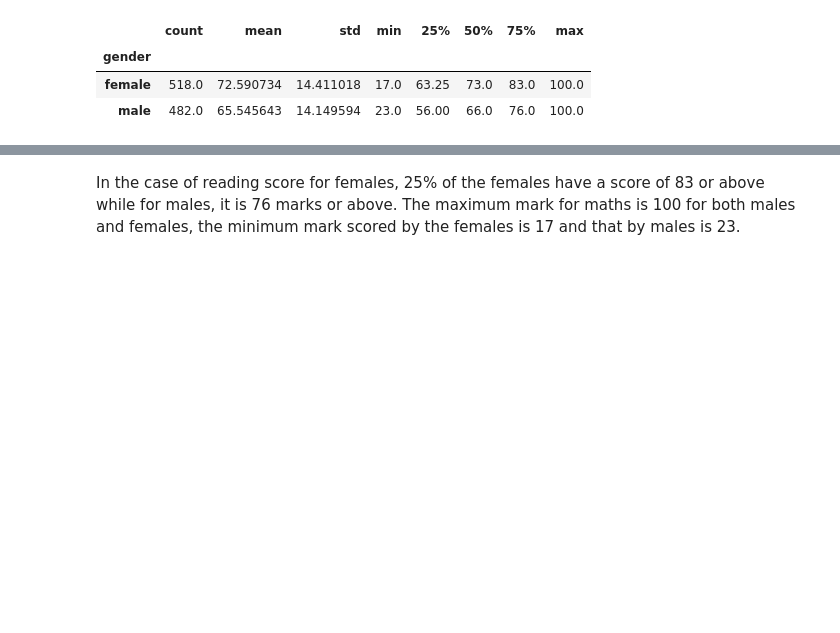
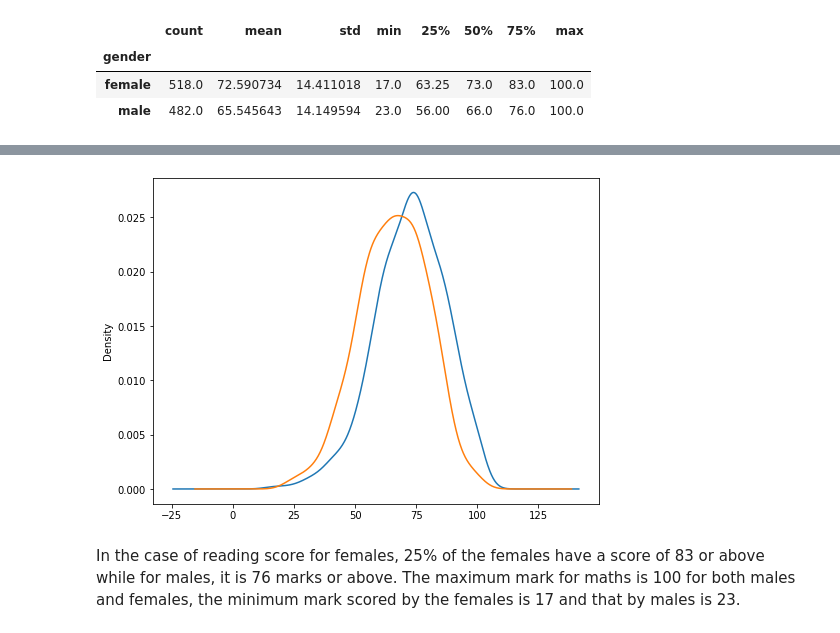
Before and after one commit to arunkspty/ICTACADEMY, a Jupyter notebook: Case Study #02.ipynb, the cells around one changed output, grey strips where cells are left out. Cells and saved outputs as stored; diff of their text form; code cells hidden in the pictures; blank space fills up the shorter version.

```diff
--- a/Case Study #02.ipynb
+++ b/Case Study #02.ipynb
@@ -107,3 +123,7 @@ read1
+# %%
+bx=data.groupby('gender')['reading score'].plot(kind='density',figsize=(8,6))
+# %% [output]
+[figure, added]
 # %% [markdown]
 In the case of reading score for females, 25% of the females have a score of 83 or above while for males, it is 76 marks or above. The maximum mark for maths is 100 for both males and females, the minimum mark scored by the females is 17 and that by males is 23.
 # %%
```
Also changed, not shown: parts of 11 cells of this notebook.
